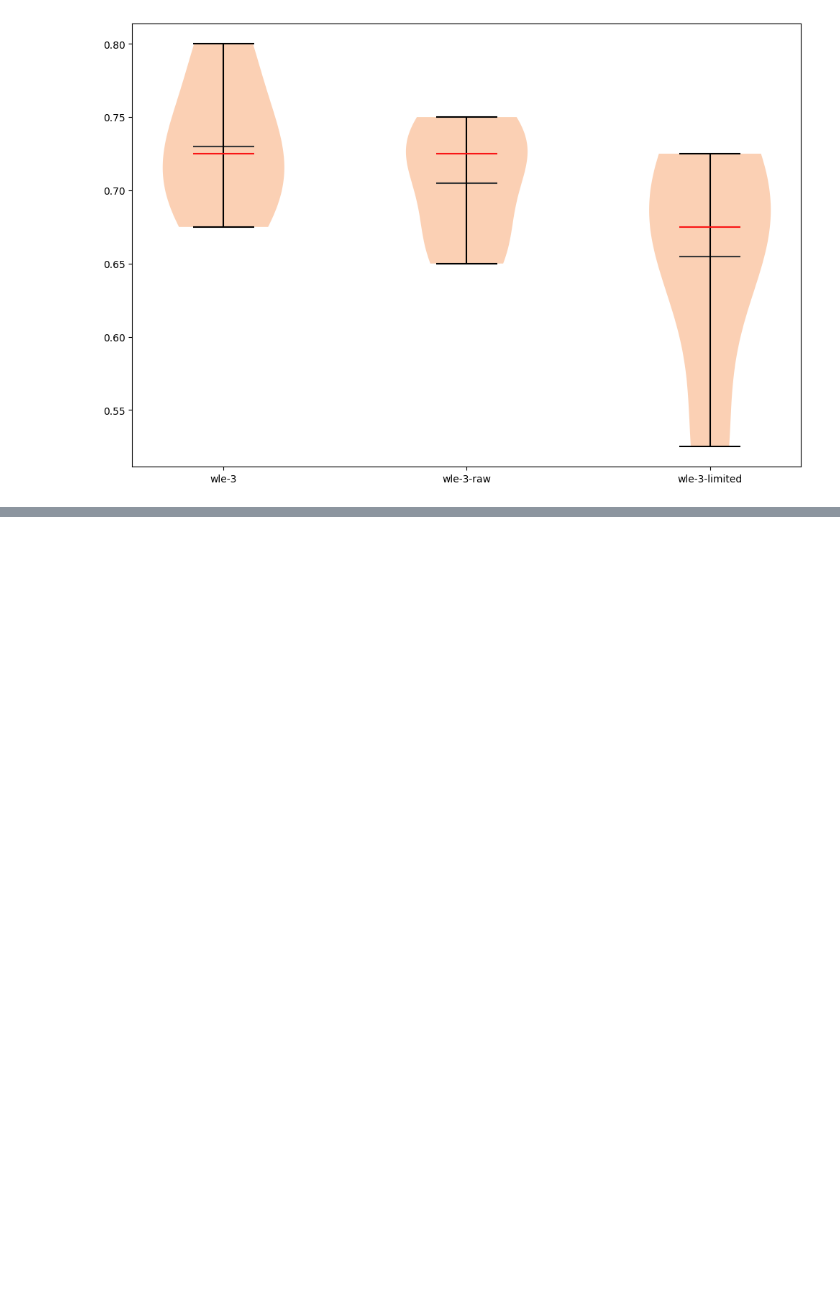
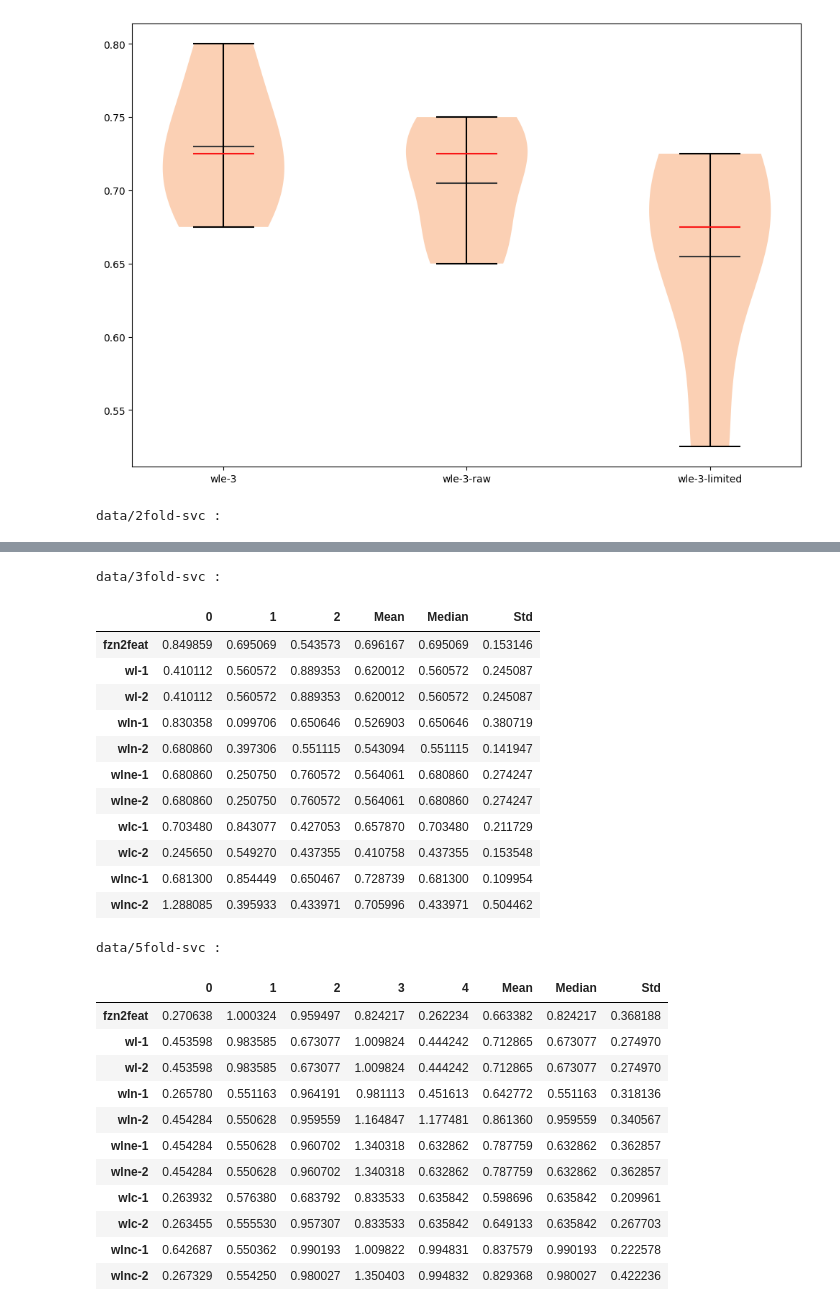
Before and after one commit to SeppiaBrilla/fzngraph_features, a Jupyter notebook: images.ipynb, the cells around one changed output, grey strips where cells are left out. Drawn from its saved outputs; the diff is of its cells as text; code cells hidden in the pictures; blank space fills up the shorter version.

```diff
--- a/images.ipynb
+++ b/images.ipynb
@@ -153,3 +223,49 @@ plt.xticks([i for i in range(1, len(comparisons_accuracy.keys())+1)], comparison
 plt.show()
 # %% [output]
 [figure]
+# %%
+import pandas as pd
+order = {
+    k:i for i,k in enumerate(['fzn2feat', 'wl-1', 'wl-2', 'wln-1', 'wln-2', 'wlne-1', 'wlne-2', 'wlc-1', 'wlc-2', 'wlnc-1', 'wlnc-2'])
+}
+def get_results(result_folder):
+    as_results = {}
+    for file in os.listdir(result_folder):
+        if not file.startswith("as_"):
+            continue
+        if 'forest' in file:
+            name_split = file.replace("as_", "").replace("-rnd-forest", "").replace("-forest", "").replace(".json", "").split("-")
+        elif 'nn' in file:
+            name_split = file.replace("as_", "").replace("_nn", "").replace(".json", "").split("_")
+        elif 'svc' in file:
+            name_split = file.replace("as_", "").replace("-svc", "").replace(".json", "").split("-")
+        fold = name_split[-1]
+        feature_names = "-".join(name_split[:-1])
+        with open(os.path.join(result_folder, file)) as f:
+            content = json.load(f)
+        if feature_names not in as_results:
+            as_results[feature_names] = {}
+        as_results[feature_names][fold] = (content['clf_time'] - content['clf_vbs']) / (content['cp-sat_time'] - content['clf_vbs'])
+    return {k:v for k,v in sorted(as_results.items(), key= lambda x: order[x[0]])}
+
+
+def to_table(data):
+    df = pd.DataFrame.from_dict(data, orient='index')
+
+    # 2. Sort columns numerically
+    # Since keys are strings ('0', '1'), we sort them by their integer value
+    df = df[sorted(df.columns, key=int)]
+
+    # 3. Calculate statistics
+    # We identify the data columns to ensure Mean/Median/Std are only calculated on them
+    data_cols = df.columns
+    df['Mean']   = df[data_cols].mean(axis=1)
+    df['Median'] = df[data_cols].median(axis=1)
+    df['Std']    = df[data_cols].std(axis=1)
+    return df
+# %%
+for folder in ['data/2fold-svc', 'data/3fold-svc', 'data/5fold-svc']:
+    print(folder, ':')
+    display(to_table(get_results(folder)))
+# %% [output]
+data/2fold-svc :
@@ -155,0 +284,26 @@ plt.show()
+data/3fold-svc :
+|  | 0 | 1 | 2 | Mean | Median | Std |
+| fzn2feat | 0.849859 | 0.695069 | 0.543573 | 0.696167 | 0.695069 | 0.153146 |
+| wl-1 | 0.410112 | 0.560572 | 0.889353 | 0.620012 | 0.560572 | 0.245087 |
+| wl-2 | 0.410112 | 0.560572 | 0.889353 | 0.620012 | 0.560572 | 0.245087 |
+| wln-1 | 0.830358 | 0.099706 | 0.650646 | 0.526903 | 0.650646 | 0.380719 |
+| wln-2 | 0.680860 | 0.397306 | 0.551115 | 0.543094 | 0.551115 | 0.141947 |
+| wlne-1 | 0.680860 | 0.250750 | 0.760572 | 0.564061 | 0.680860 | 0.274247 |
+| wlne-2 | 0.680860 | 0.250750 | 0.760572 | 0.564061 | 0.680860 | 0.274247 |
+| wlc-1 | 0.703480 | 0.843077 | 0.427053 | 0.657870 | 0.703480 | 0.211729 |
+| wlc-2 | 0.245650 | 0.549270 | 0.437355 | 0.410758 | 0.437355 | 0.153548 |
+| wlnc-1 | 0.681300 | 0.854449 | 0.650467 | 0.728739 | 0.681300 | 0.109954 |
+| wlnc-2 | 1.288085 | 0.395933 | 0.433971 | 0.705996 | 0.433971 | 0.504462 |
+data/5fold-svc :
+|  | 0 | 1 | 2 | 3 | 4 | Mean | Median | Std |
+| fzn2feat | 0.270638 | 1.000324 | 0.959497 | 0.824217 | 0.262234 | 0.663382 | 0.824217 | 0.368188 |
+| wl-1 | 0.453598 | 0.983585 | 0.673077 | 1.009824 | 0.444242 | 0.712865 | 0.673077 | 0.274970 |
+| wl-2 | 0.453598 | 0.983585 | 0.673077 | 1.009824 | 0.444242 | 0.712865 | 0.673077 | 0.274970 |
+| wln-1 | 0.265780 | 0.551163 | 0.964191 | 0.981113 | 0.451613 | 0.642772 | 0.551163 | 0.318136 |
+| wln-2 | 0.454284 | 0.550628 | 0.959559 | 1.164847 | 1.177481 | 0.861360 | 0.959559 | 0.340567 |
+| wlne-1 | 0.454284 | 0.550628 | 0.960702 | 1.340318 | 0.632862 | 0.787759 | 0.632862 | 0.362857 |
+| wlne-2 | 0.454284 | 0.550628 | 0.960702 | 1.340318 | 0.632862 | 0.787759 | 0.632862 | 0.362857 |
+| wlc-1 | 0.263932 | 0.576380 | 0.683792 | 0.833533 | 0.635842 | 0.598696 | 0.635842 | 0.209961 |
+| wlc-2 | 0.263455 | 0.555530 | 0.957307 | 0.833533 | 0.635842 | 0.649133 | 0.635842 | 0.267703 |
+| wlnc-1 | 0.642687 | 0.550362 | 0.990193 | 1.009822 | 0.994831 | 0.837579 | 0.990193 | 0.222578 |
+| wlnc-2 | 0.267329 | 0.554250 | 0.980027 | 1.350403 | 0.994832 | 0.829368 | 0.980027 | 0.422236 |
```
Also changed, not shown: parts of 5 cells of this notebook, 7 other files.
